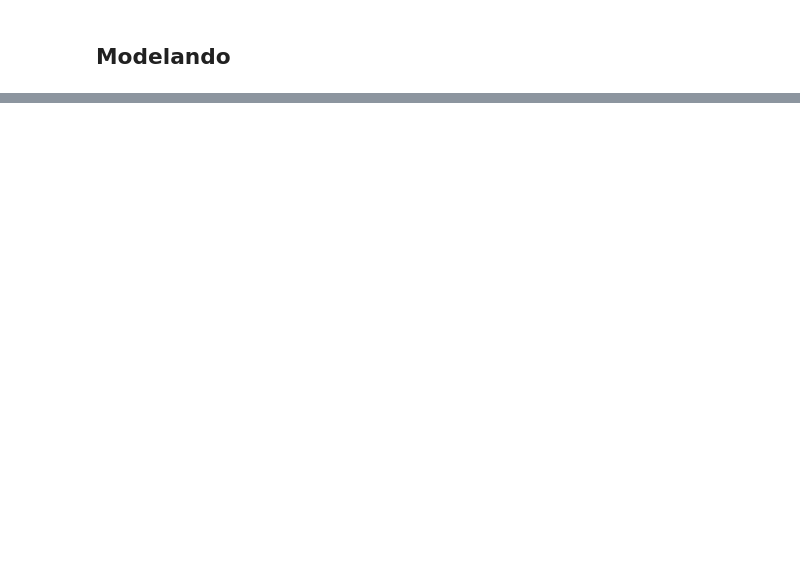
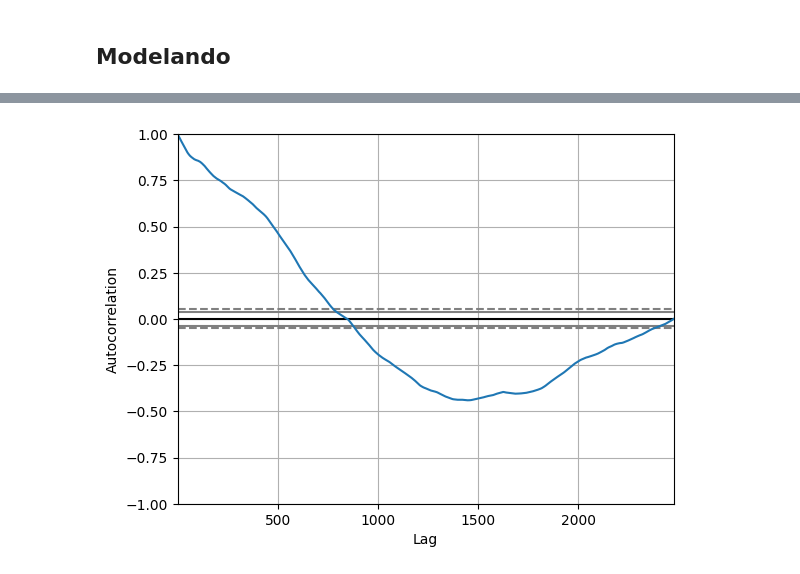
Before and after one commit to jorgeplatero/postech_techchallenge_fase_2, a Jupyter notebook: notebook.ipynb, the cells around one changed output, grey strips where cells are left out. Drawn from its saved outputs; the diff is of its cells as text; code cells hidden in the pictures; blank space fills up the shorter version.

```diff
--- a/notebook.ipynb
+++ b/notebook.ipynb
@@ -359,5 +328,2 @@ plot_pacf(df.values)
 # %% [markdown]
 ## Modelando
-# %%
-df = df.loc[(df.index >= '2022-01-01') & (df.index < '2023-01-01')]
-df
@@ -380,0 +368,6 @@ df
+# %%
+#autocorrelation plot
+autocorrelation_plot(df.values)
+plt.show()
+# %% [output]
+[figure, added]
```
Also changed, not shown: parts of 41 cells of this notebook.
